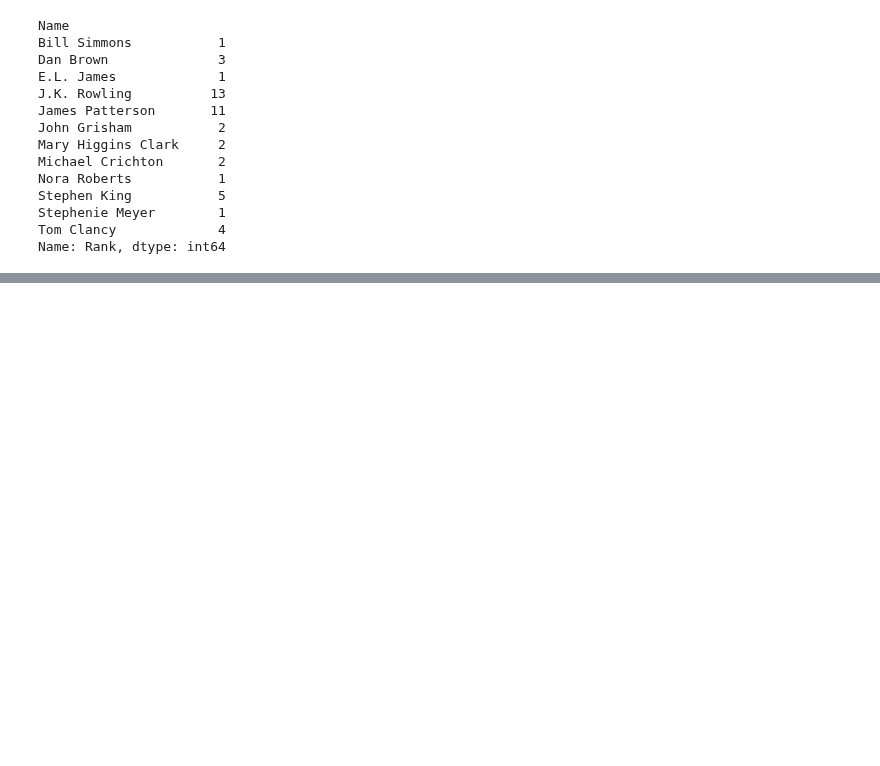
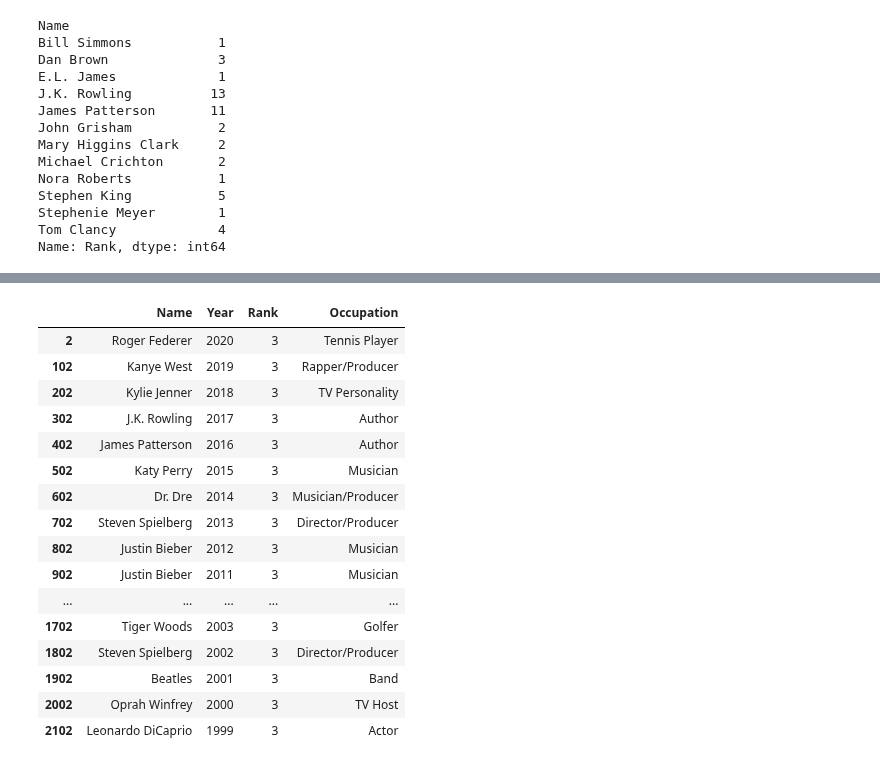
Before and after one commit to chandanabrdwj/100DaysOfML, a Jupyter notebook: 100-celebs-x-22-years-of-forbes.ipynb, the cells around one changed output, grey strips where cells are left out. Saved outputs shown, nothing was run; the diff lists cells and outputs as text; code cells hidden in the pictures; blank space fills up the shorter version.

```diff
--- a/100-celebs-x-22-years-of-forbes.ipynb
+++ b/100-celebs-x-22-years-of-forbes.ipynb
@@ -260,0 +279,20 @@ Name: Rank, dtype: int64
+# %%
+df[df.Rank == 3]
+# %% [output]
+|  | Name | Year | Rank | Occupation |
+| 2 | Roger Federer | 2020 | 3 | Tennis Player |
+| 102 | Kanye West | 2019 | 3 | Rapper/Producer |
+| 202 | Kylie Jenner | 2018 | 3 | TV Personality |
+| 302 | J.K. Rowling | 2017 | 3 | Author |
+| 402 | James Patterson | 2016 | 3 | Author |
+| 502 | Katy Perry | 2015 | 3 | Musician |
+| 602 | Dr. Dre | 2014 | 3 | Musician/Producer |
+| 702 | Steven Spielberg | 2013 | 3 | Director/Producer |
+| 802 | Justin Bieber | 2012 | 3 | Musician |
+| 902 | Justin Bieber | 2011 | 3 | Musician |
+| ... | ... | ... | ... | ... |
+| 1702 | Tiger Woods | 2003 | 3 | Golfer |
+| 1802 | Steven Spielberg | 2002 | 3 | Director/Producer |
+| 1902 | Beatles | 2001 | 3 | Band |
+| 2002 | Oprah Winfrey | 2000 | 3 | TV Host |
+| 2102 | Leonardo DiCaprio | 1999 | 3 | Actor |
```
Also changed, not shown: parts of 9 cells of this notebook.
